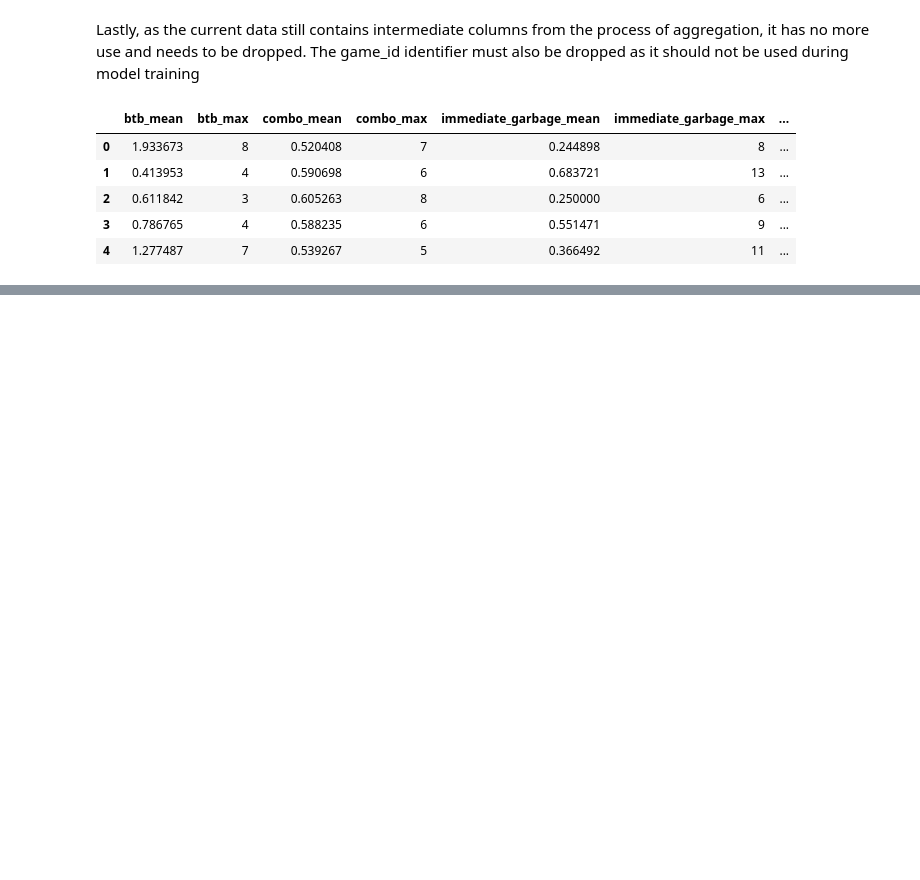
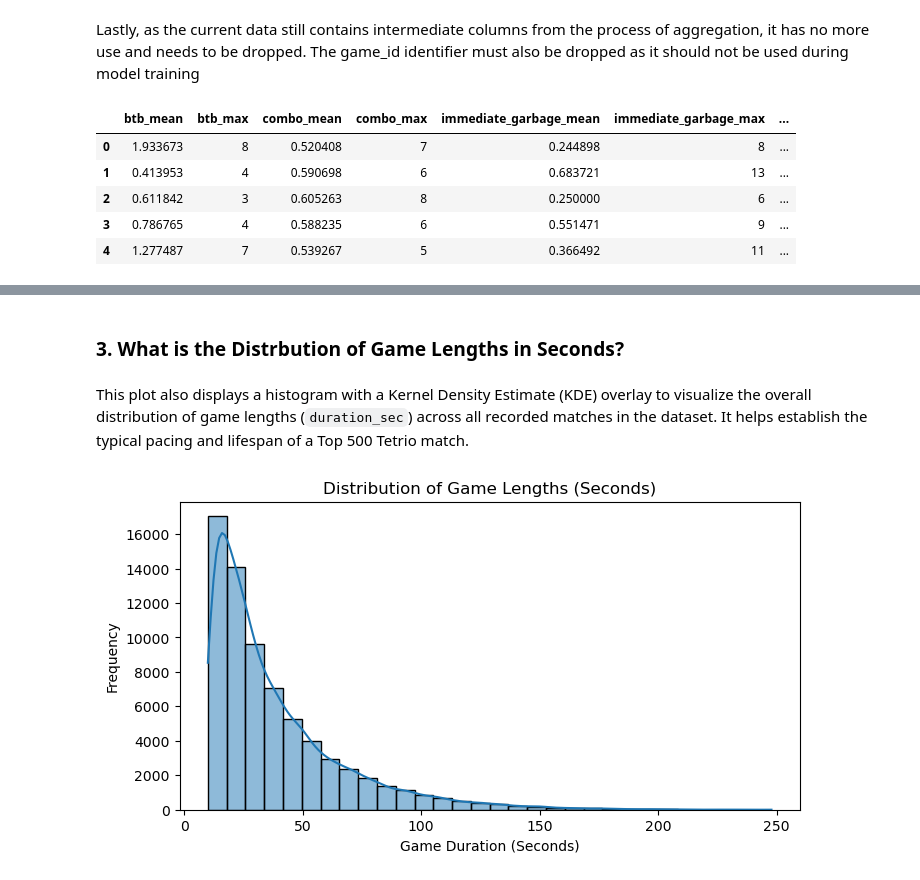
Before and after one commit to Solenad/tetrio-win-prediction, a Jupyter notebook: notebooks/STINTSY-MCO_Group3.ipynb, the cells around one changed output, grey strips where cells are left out. Saved outputs shown, nothing was run; the diff lists cells and outputs as text; code cells hidden in the pictures; blank space fills up the shorter version.

```diff
--- a/notebooks/STINTSY-MCO_Group3.ipynb
+++ b/notebooks/STINTSY-MCO_Group3.ipynb
@@ -505,0 +563,13 @@ final_df.head()
+# %% [markdown]
+### 3. What is the Distrbution of Game Lengths in Seconds?
+# %% [markdown]
+This plot also displays a histogram with a Kernel Density Estimate (KDE) overlay to visualize the overall distribution of game lengths (`duration_sec`) across all recorded matches in the dataset. It helps establish the typical pacing and lifespan of a Top 500 Tetrio match.
+# %%
+plt.figure(figsize=(8, 4))
+sns.histplot(df["duration_sec"], kde=True, bins=30)
+plt.title("Distribution of Game Lengths (Seconds)")
+plt.xlabel("Game Duration (Seconds)")
+plt.ylabel("Frequency")
+plt.show()
+# %% [output]
+[figure, added]
```
Also changed, not shown: parts of 48 cells of this notebook.
